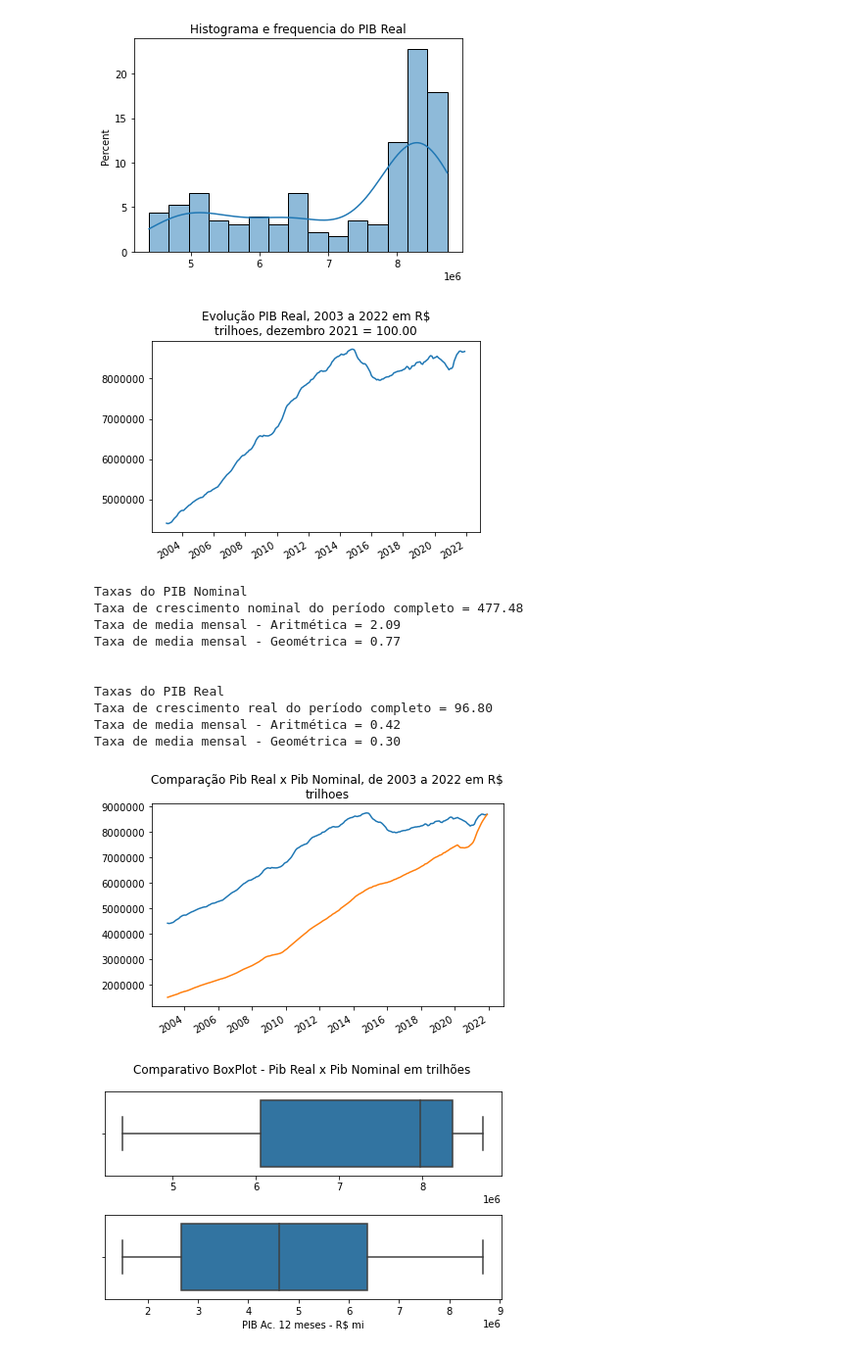
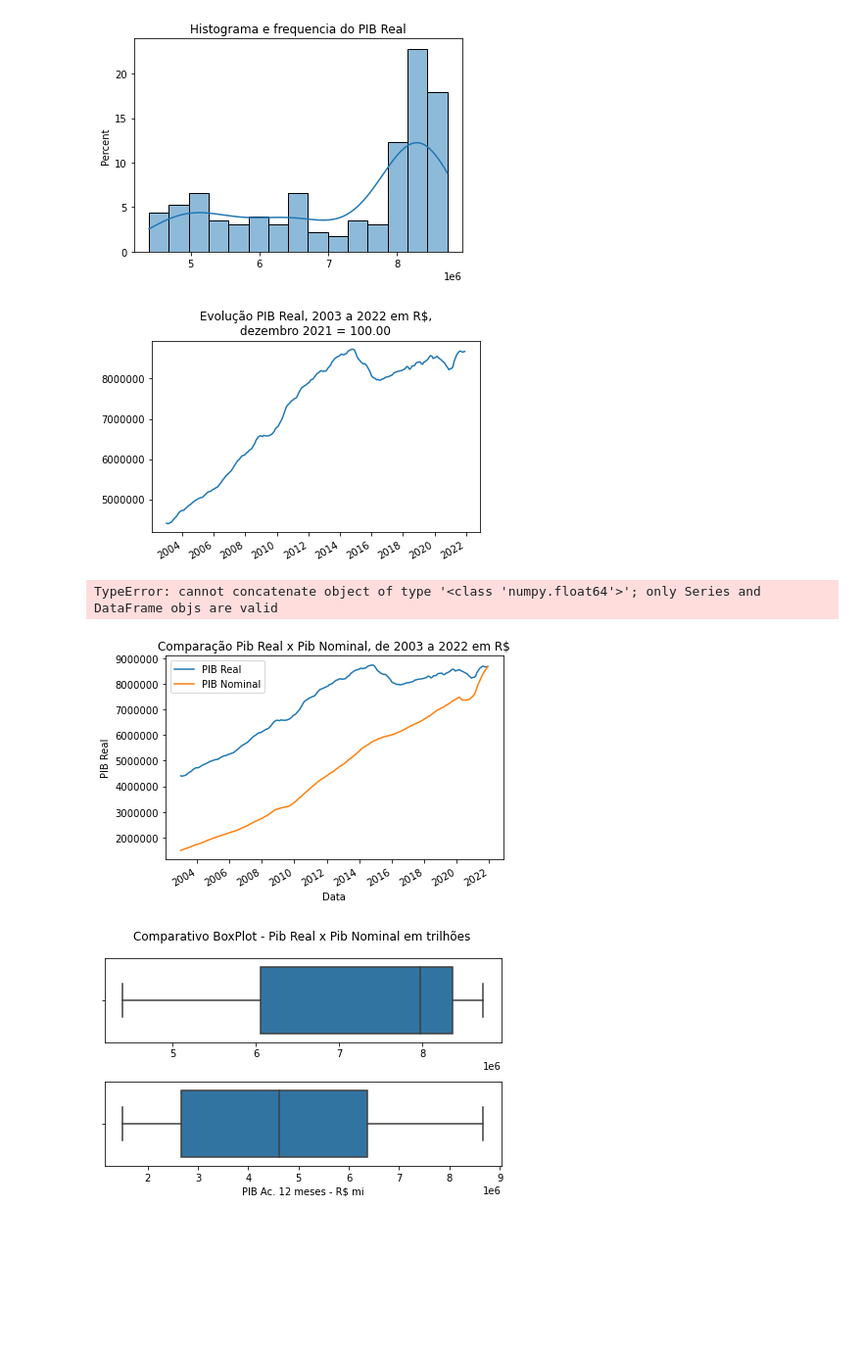
Before and after one commit to rehpires/EconometriaUFPB-2022, a Jupyter notebook: Script.ipynb, the cells around one changed output. Shown at 98% size. Drawn from its saved outputs; the diff is of its cells as text; code cells hidden in the pictures; blank space fills up the shorter version.

```diff
--- a/Script.ipynb
+++ b/Script.ipynb
@@ -255,58 +256,49 @@ sns.histplot(x=pibr,
 Text(0.5, 1.0, 'Histograma e frequencia do PIB Real')
 [figure]
 # %%
+from textwrap import wrap
 fig, ax = plt.subplots()
 
 plt.ticklabel_format(style='plain')
 ax.plot(data,pibr, linewidth = 1.5)
 ax.xaxis.set_major_locator(mdates.YearLocator(base=2))
 fig.autofmt_xdate()
-title = ax.set_title("\n".join(wrap("Evolução PIB Real, 2003 a 2022 em R$ trilhoes, dezembro 2021 = 100.00", 40)))
+title = ax.set_title("\n".join(wrap("Evolução PIB Real, 2003 a 2022 em R$, dezembro 2021 = 100.00", 40)))
 # %% [output]
-[figure, old version]
+[figure, new version]
-# %%
-#taxas de crescimento, PIB real e nominal
-txpib = ((pib[-1]/pib[0])-1)*100
-txpib2 = ((pib[-1]-pib[0])/(pib[0]*len(pib)))*100
-txpib3 = (((pib[-1]/pib[0])**(1/len(pib)))-1)*100
-
-txpibr = ((pibr[-1]/pibr[0])-1)*100
-txpibr2 = ((pibr[-1]-pibr[0])/(pibr[0]*len(pibr)))*100
-txpibr3 = (((pibr[-1]/pibr[0])**(1/len(pibr)))-1)*100
-
-print("Taxas do PIB Nominal")
-print("Taxa de crescimento nominal do período completo = %.2f" % txpib)
-print("Taxa de media mensal - Aritmética = %.2f" % txpib2)
-print("Taxa de media mensal - Geométrica = %.2f" % txpib3)
-print("\n")
-
-print("Taxas do PIB Real")
-print("Taxa de crescimento real do período completo = %.2f" % txpibr)
-print("Taxa de media mensal - Aritmética = %.2f" % txpibr2)
-print("Taxa de media mensal - Geométrica = %.2f" % txpibr3)
-# %% [output]
-Taxas do PIB Nominal
-Taxa de crescimento nominal do período completo = 477.48
-Taxa de media mensal - Aritmética = 2.09
-Taxa de media mensal - Geométrica = 0.77
-
-
-Taxas do PIB Real
-Taxa de crescimento real do período completo = 96.80
-Taxa de media mensal - Aritmética = 0.42
-Taxa de media mensal - Geométrica = 0.30
+# %%
+#taxas de crescimento, PIB real e nominal
+
+def txcresc (x):
+    txp = ((x[-1]/x[0])-1)*100 #Taxa de crescimento nominal do período completo
+    txma = ((x[-1]-x[0])/(x[0]*len(x)))*100
+    txmg = (((x[-1]/x[0])**(1/len(x)))-1)*100
+
+    #previsão com matemática financeira:
+    VFxA = x[-1]*(1+((txma)/100)) # aritmética
+    VFxG = x[-1]*(1+((txmg)/100)) #geométrica
+
+    df_tx = pd.concat([txp,txma,txmg],axis=1)
+    df_tx.columns = ["Taxa crescimento nominal","Taxa de crescimento aritmética","Taxa de crescimento geométrica"]
+
+
+    return txcresc()
+
+txcresc(pibr)
+# %% [output]
+TypeError: cannot concatenate object of type '<class 'numpy.float64'>'; only Series and DataFrame objs are valid
 # %%
-fig, ax = plt.subplots()
+fig, ax = plt.subplots(1,1)
 
 plt.ticklabel_format(style='plain')
-ax.plot(data,pibr, linewidth = 1.5)
-ax.plot(data,pib, linewidth = 1.5)
+sns.lineplot(data=df, x="Data", y="PIB Real",dashes=False, label = "PIB Real")
+sns.lineplot(data=df, x="Data", y="PIB Ac. 12 meses - R$ mi", label = "PIB Nominal")
 ax.xaxis.set_major_locator(mdates.YearLocator(base=2))
 fig.autofmt_xdate()
-ax.set_title("\n".join(wrap("Comparação Pib Real x Pib Nominal, de 2003 a 2022 em R$ trilhoes", 60)))
+ax.set_title("\n".join(wrap("Comparação Pib Real x Pib Nominal, de 2003 a 2022 em R$", 60)))
 fig.tight_layout()
 # %% [output]
-[figure, old version]
+[figure, new version]
 # %%
 #Box-Plot do PIB real x PIB Nominal
 fig, ax = plt.subplots(2)
```
Also changed, not shown: parts of 8 cells of this notebook.
